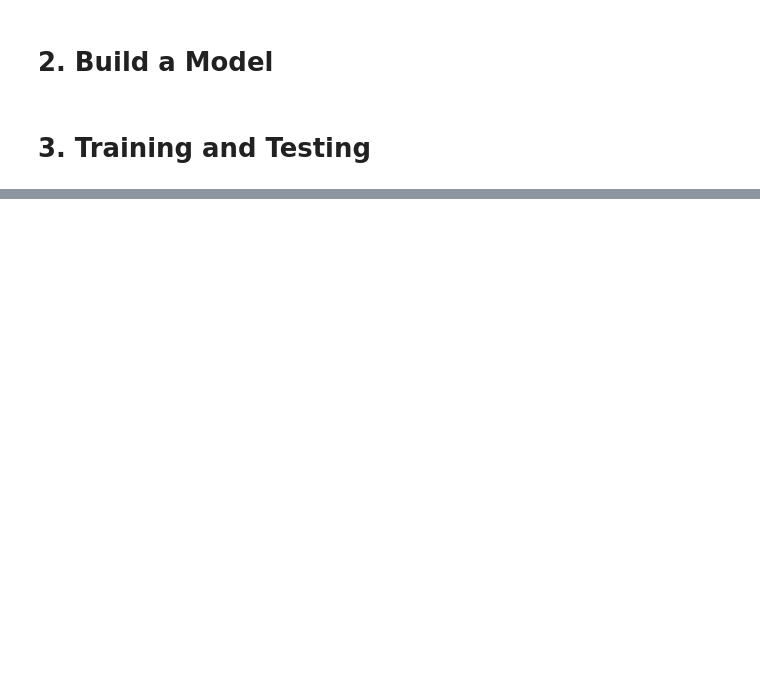
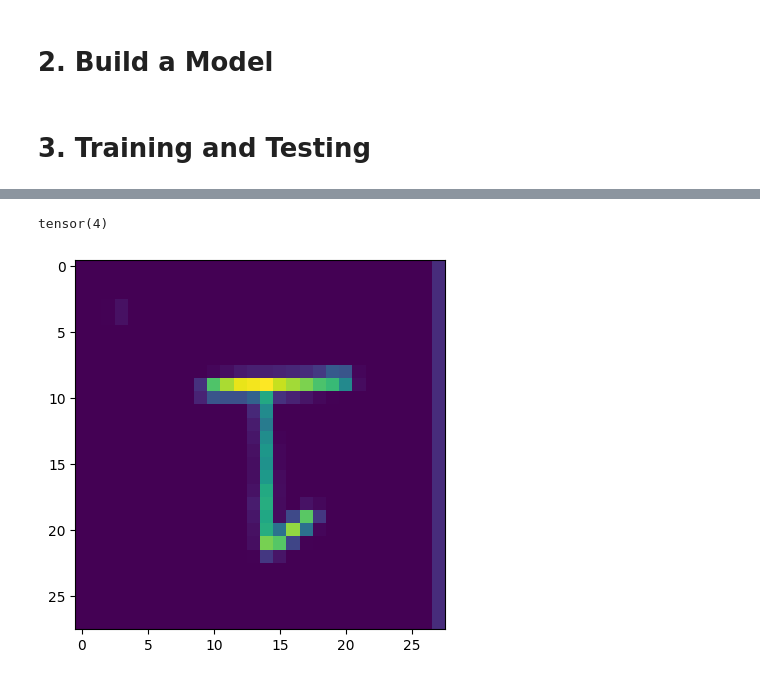
Before and after one commit to bekalud/Proj_4984, a Jupyter notebook: Project.ipynb, the cells around one changed output, grey strips where cells are left out. Cells and saved outputs as stored; diff of their text form; code cells hidden in the pictures; blank space fills up the shorter version.

```diff
--- a/Project.ipynb
+++ b/Project.ipynb
@@ -114,0 +139,18 @@ Accuracy:  0.96
+# %%
+from PIL import Image
+
+img = Image.open('1.png')
+
+transform = transforms.Resize((28,28))
+resized_img = transform(img)
+bw_img = transforms.Grayscale()(resized_img)
+plt.imshow(bw_img)
+
+tensor_img = transforms.ToTensor()(bw_img)
+with torch.no_grad():
+  output = net(tensor_img.view(-1,1,28, 28))
+print(torch.argmax(output))
+#print(output)
+# %% [output]
+tensor(4)
+[figure, added]
```
Also changed, not shown: parts of 6 cells of this notebook.
